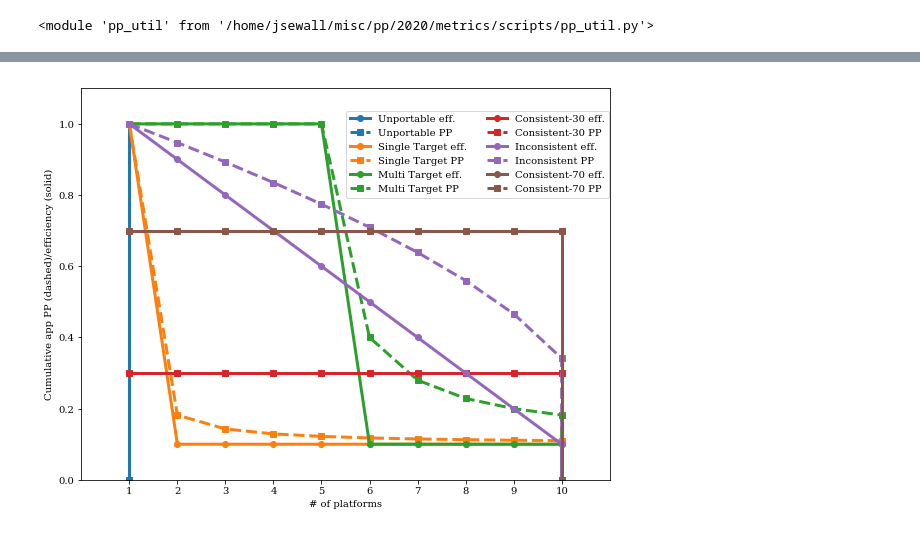
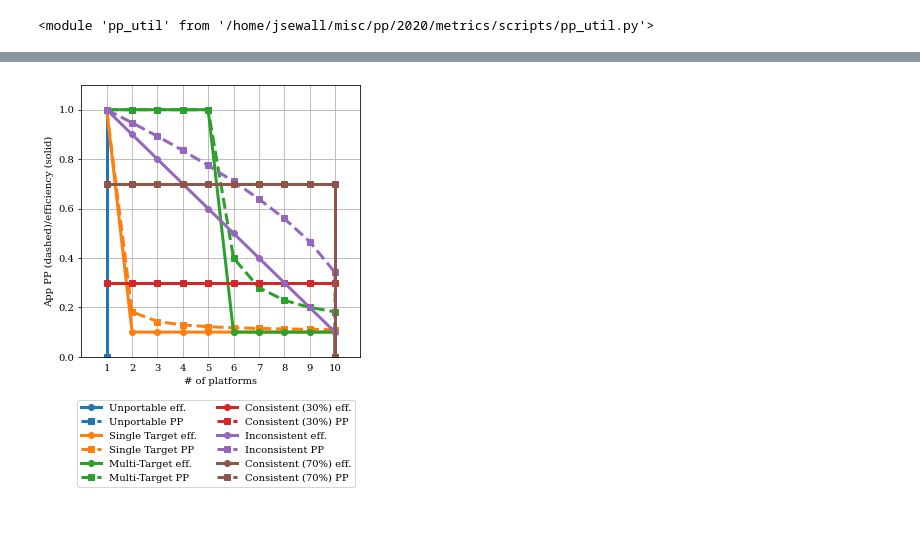
Before and after one commit to UoB-HPC/performance-portability, a Jupyter notebook: metrics/scripts/Efficiency Cascades.ipynb, the cells around one changed output, grey strips where cells are left out. Drawn from its saved outputs; the diff is of its cells as text; code cells hidden in the pictures.

```diff
--- a/metrics/scripts/Efficiency Cascades.ipynb
+++ b/metrics/scripts/Efficiency Cascades.ipynb
@@ -188,7 +188,7 @@ for i, p in enumerate(synth_plats):
 
 handles = {}
 gs = fig.add_gridspec(1,1)
-for i, appfile in enumerate(["metrics_data_synthetic.csv"]):
+for i, appfile in enumerate(["synthetic.csv"]):
     index = [0, 0]
     subgrid=gridspec.GridSpecFromSubplotSpec(2,1,subplot_spec=gs[index[0],index[1]],hspace=0, height_ratios=[5,1])
 
@@ -204,6 +204,7 @@ for i, appfile in enumerate(["metrics_data_synthetic.csv"]):
     max_plat = None
     appinfo = {}
     for i, (name, in_effs) in enumerate(app_eff):
+
         cascade = pp_util.pp_cdf_raw_effs(in_effs)
 
         effs, pps, plats = zip(*cascade)
@@ -227,6 +228,7 @@ for i, appfile in enumerate(["metrics_data_synthetic.csv"]):
         appinfo[name] = (data, data_pp, data_eff, plats, center, i)
 
     for name, (data, data_pp, data_eff, plats, center, i) in appinfo.items():
+        name = name.replace(r"\%", "%")
         eff_name=f"{name} eff."
         pp_name=f"{name} PP"
 
@@ -295,5 +297,5 @@ fig.legend(handle_lists, handle_names, loc='upper left', bbox_to_anchor=(1.0,1.0
 fig.legend(handles=plat_handles, loc='lower left', bbox_to_anchor=(1.0,0.1), ncol=3, handlelength=1.0)
 plt.tight_layout(pad=0.4,w_pad=0.5, h_pad=1.0)
 
-plt.savefig(f"../../images/synthetic_cascade.pdf", bbox_inches="tight")
+plt.savefig(f"../../images/synthetic_cascade.png", dpi = 300 ,bbox_inches="tight")
 # %% [output]
@@ -301,21 +303,40 @@ plt.savefig(f"../../images/synthetic_cascade.pdf", bbox_inches="tight")
 # %%
-fig = plt.figure(figsize=(8, 6))
+fig = plt.figure(figsize=(5, 5))
+plat_colors = {}
+plat_handles = []
+synth_plats=[chr(x) for x in range(65, 75)]
+plat_cmap = plt.get_cmap("summer")
+for i, p in enumerate(synth_plats):
+    plat_colors[p] = plat_cmap(float(i)/(len(synth_plats)-1))
+    plat_handles.append(mpatches.Patch(color=plat_colors[p], label=p))
+
 handles = {}
-for i, appfile in enumerate(["metrics_data_synthetic.csv"]):
-    ax = fig.add_subplot(1,1,i+1)
+gs = fig.add_gridspec(1,1)
+for i, appfile in enumerate(["synthetic.csv"]):
+    index = [0, 0]
+   # subgrid=gridspec.GridSpecFromSubplotSpec(1,1,subplot_spec=gs[index[0],index[1]],hspace=0, height_ratios=[5,1])
+
+   # ax2 = fig.add_subplot(subgrid[1,:])
+    ax = fig.add_subplot(1,1,1)#subgrid[0,:])
+
+
     app_eff = pp_util.read_effs(os.path.join(csv_root, appfile))
     integrate=False
     appname=None
+
     min_plat = None
     max_plat = None
     appinfo = {}
     for i, (name, in_effs) in enumerate(app_eff):
-        pps, effs = pp_util.pp_cdf_raw_effs(in_effs)
 
-        ppl = list(reversed(pps))
+        cascade = pp_util.pp_cdf_raw_effs(in_effs)
+
+        effs, pps, plats = zip(*cascade)
+
+        ppl = list(enumerate(reversed(pps),1))
         ppl =  ppl + [(ppl[-1][0], 0.0)]
         data_pp = numpy.asarray(ppl)
-        effl = list(reversed(effs))
+        effl = list(enumerate(reversed(effs),1))
         effl =  effl + [(effl[-1][0], 0.0)]
         data_eff = numpy.asarray(effl)
 
@@ -328,12 +349,14 @@ for i, appfile in enumerate(["metrics_data_synthetic.csv"]):
         if max_plat == None or center[-1] > max_plat:
             max_plat = center[-1]
 
-        appinfo[name] = (data, data_pp, data_eff, center, i)
+        appinfo[name] = (data, data_pp, data_eff, plats, center, i)
 
-    for name, (data, data_pp, data_eff, center, index) in appinfo.items():
+    for name, (data, data_pp, data_eff, plats, center, i) in appinfo.items():
+        name = name.replace(r"\%", "%")
         eff_name=f"{name} eff."
         pp_name=f"{name} PP"
-        c = qual_colormap(index)
+
+        c = qual_colormap(i)
         if integrate:
             tmp = numpy.zeros(data_pp.shape[0])
             tmp[0] = data_pp[0,1]
@@ -347,40 +370,57 @@ for i, appfile in enumerate(["metrics_data_synthetic.csv"]):
             for i in range(1, data_eff.shape[0]-1):
                 tmp[i] = scipy.integrate.trapz(data_eff[:i+1,1]) + tmp[0]
             data_eff[:,1] = tmp
             data_eff[-1,1] = data_eff[-2,1]
             data_eff[-1,0] = max_plat
             mycenter = center[:]
             mycenter[data_pp.shape[0]-1] = max_plat
 
             pp_h = ax.plot(mycenter,data_pp[:,1], label=pp_name, color=c, lw=3, marker="s", ls='dashed')[0]
-            eff_h = ax.plot(mycenter,data_eff[:,1], label=eff_name, color=c, lw=3, marker="o")[0]
+            eff_h = ax.plot(mycenter,data_eff[:,1], label=eff_name, color=c, lw=3)[0]
         else:
             pp_h = ax.plot(center,data_pp[:,1], label=pp_name, color=c, lw=3, marker="s", ls='dashed')[0]
-            eff_h = ax.plot(center,data_eff[:,1], label=eff_name, color=c, lw=3, marker="o")[0]
+            eff_h = ax.plot(center,data_eff[:,1], label=eff_name, color=c, marker="o", lw=3)[0]
+
+        colors = [plat_colors[p] for p in plats]
+        fac=0.25
+     #   ax2.bar(center[:-1], height=fac, width=1.0,bottom=i*fac,color=colors,edgecolor=c, linewidth=0, alpha=1.0)
+
+      #  ax2.bar([0.0, max_plat+1.0], height=fac, width=1.0,bottom=i*fac,color=c)
+
 
         if eff_name not in handles:
             handles[eff_name] = eff_h
         if pp_name not in handles:
             handles[pp_name] = pp_h
 
     if appname == None:
         appname = os.path.splitext(os.path.basename(appfile))[0]
-        #ax.set_title(f"Cumulative {} pp/efficiency over # of platforms")
-        ax.set_ylabel("Cumulative app PP (dashed)/efficiency (solid)")
+    if integrate:
+     #   ax.set_title(f"Cumulative {appname} pp/efficiency over # of platforms")
+        ax.set_ylabel("Cumulative App PP (dashed)/efficiency (solid)")
     else:
-        #ax.set_title(f"{appname}")
+    #    ax.set_title(f"{appname}")
         ax.set_ylabel("App PP (dashed)/efficiency (solid)")
     ax.set_xlabel("# of platforms")
     ax.set_xlim([0,max_plat+1])
+ #   ax2.set_ylim([0,len(appinfo)*fac])
     if not integrate:
         ax.set_ylim([0,1.1])
     else:
         ax.set_ylim([0,max_plat+1])
     ax.set_xticks(numpy.arange(min_plat, max_plat+1))
-handles_names, handles_items = zip(*handles.items())
-fig.legend(handles_items, handles_names, loc='upper right',bbox_to_anchor=(1.0, 0.95), handlelength=2.0, ncol=2)
-plt.tight_layout(pad=0.4,w_pad=0.5, h_pad=1.0)
+  #  ax2.set_yticks([])
+    ax.label_outer()
+    ax.xaxis.set_ticks_position('none')
+   # ax2.axvline(min_plat-0.5,color="black")
+   # ax2.axvline(max_plat+0.5,color="black")
+    ax.grid(True)
 
-plt.savefig(f"../../images/synthetic_cascade.pdf", bbox_inches="tight")
+handle_names, handle_lists = zip(*handles.items())
+fig.legend(handle_lists, handle_names, loc='lower center', bbox_to_anchor=(0.5,-0.25),ncol=2, handlelength=2.0)
+#fig.legend(handles=plat_handles, loc='lower left', bbox_to_anchor=(1.0,0.1), ncol=3, handlelength=1.0)
+#plt.tight_layout(pad=0.4,w_pad=0.5, h_pad=1.0)
+
+plt.savefig(f"../../images/synthetic_cascade_noplat.png", dpi=300, bbox_inches="tight")
 # %% [output]
-[figure, old version]
+[figure, new version]
```
Also changed, not shown: parts of 3 cells of this notebook, 3 other files.
